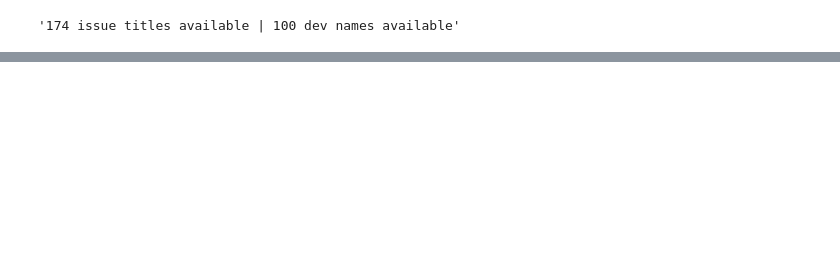
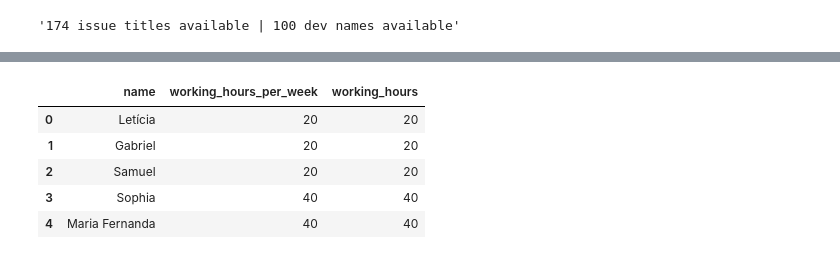
Before and after one commit to rodrigo1808/task_prioritization_optimization, a Jupyter notebook: sprint_priorization_problem_optimization.ipynb, the cells around one changed output, grey strips where cells are left out. Cells and saved outputs as stored; diff of their text form; code cells hidden in the pictures; blank space fills up the shorter version.

```diff
--- a/sprint_priorization_problem_optimization.ipynb
+++ b/sprint_priorization_problem_optimization.ipynb
@@ -194 +198,10 @@ generate_random_devs(2, 1)
+# %%
+random_devs
+# %% [output]
+|  | name | working_hours_per_week | working_hours |
+| 0 | Letícia | 20 | 20 |
+| 1 | Gabriel | 20 | 20 |
+| 2 | Samuel | 20 | 20 |
+| 3 | Sophia | 40 | 40 |
+| 4 | Maria Fernanda | 40 | 40 |
 # %%
```
Also changed, not shown: parts of 12 cells of this notebook.
